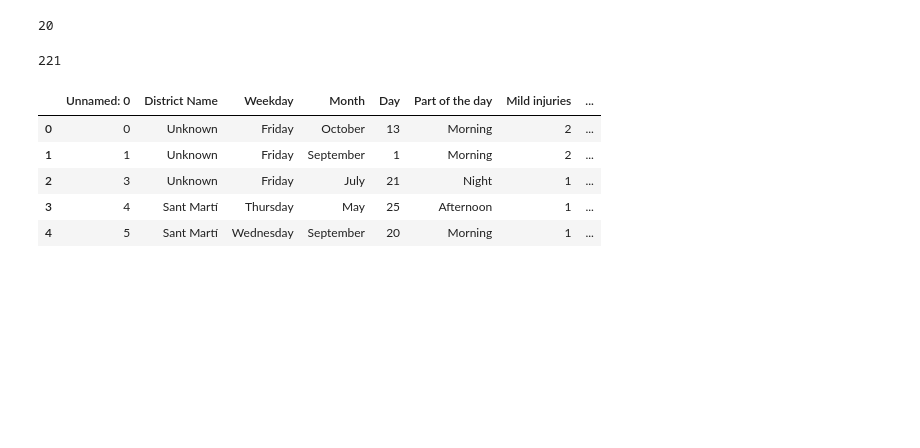
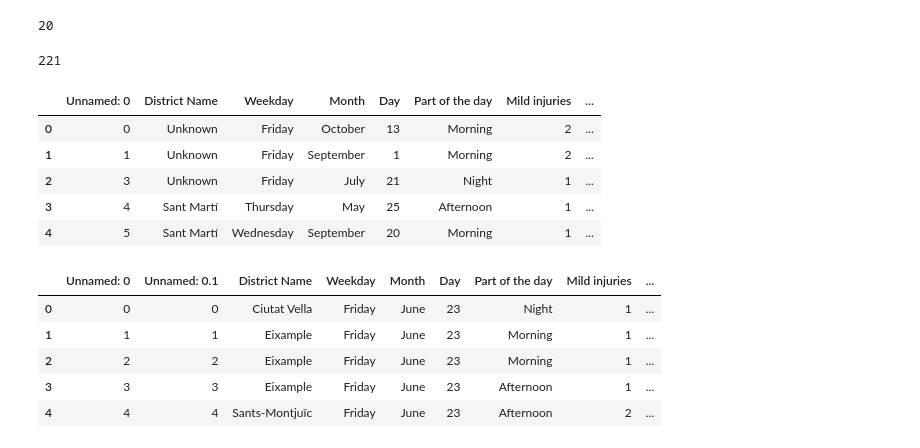
Before and after one commit to ta-data-bcn/Project-Week-2-Barcelona, a Jupyter notebook: Áine.ipynb, the cells around one changed output. Drawn from its saved outputs; the diff is of its cells as text; code cells hidden in the pictures; blank space fills up the shorter version.

```diff
--- a/Áine.ipynb
+++ b/Áine.ipynb
@@ -70,0 +74,11 @@ new_no_hol = no_hol.to_csv("datasets/1.-Transportation/new_no_hol.csv")
+# %%
+holidays = pd.read_csv("datasets/1.-Transportation/acc_with_hol.csv")
+# %%
+holidays.head()
+# %% [output]
+|  | Unnamed: 0 | Unnamed: 0.1 | District Name | Weekday | Month | Day | Part of the day | Mild injuries | ... |
+| 0 | 0 | 0 | Ciutat Vella | Friday | June | 23 | Night | 1 | ... |
+| 1 | 1 | 1 | Eixample | Friday | June | 23 | Morning | 1 | ... |
+| 2 | 2 | 2 | Eixample | Friday | June | 23 | Morning | 1 | ... |
+| 3 | 3 | 3 | Eixample | Friday | June | 23 | Afternoon | 1 | ... |
+| 4 | 4 | 4 | Sants-Montjuïc | Friday | June | 23 | Afternoon | 2 | ... |
```
Also changed, not shown: parts of 20 cells of this notebook, 7 other files.
